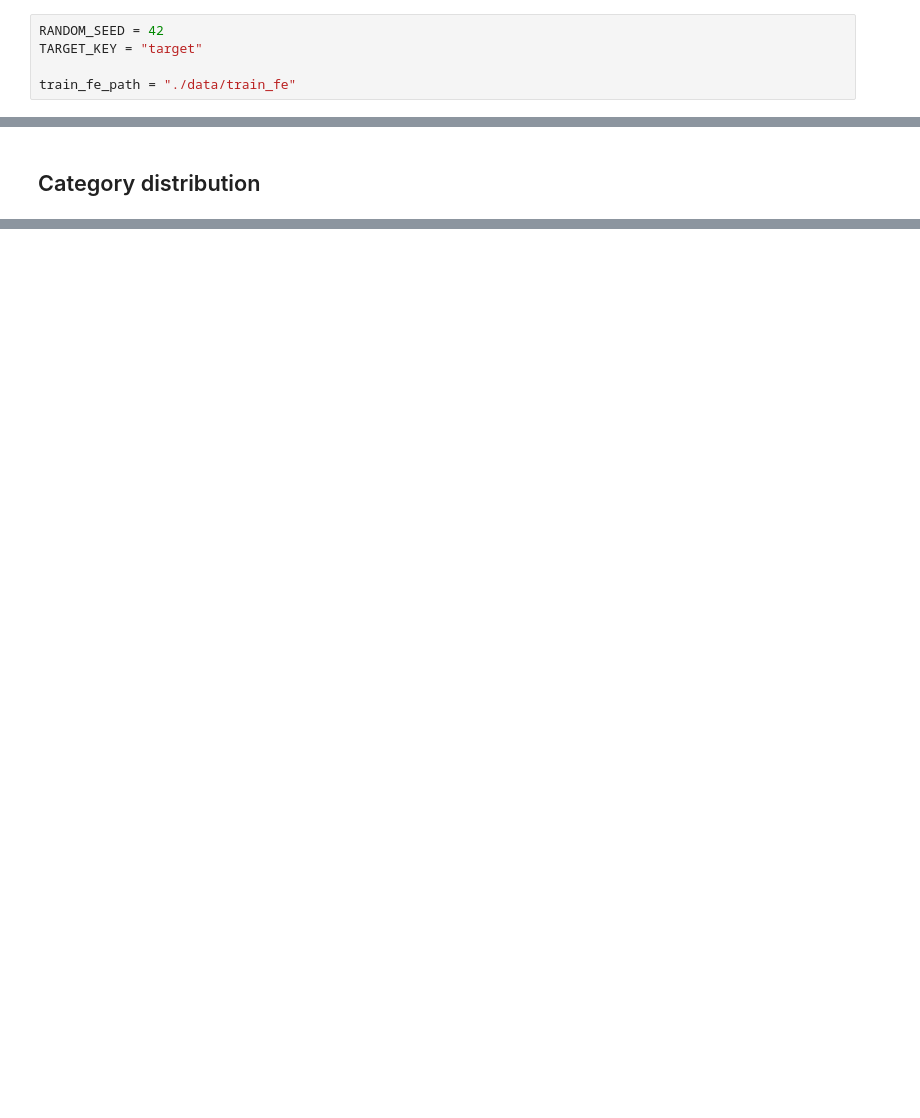
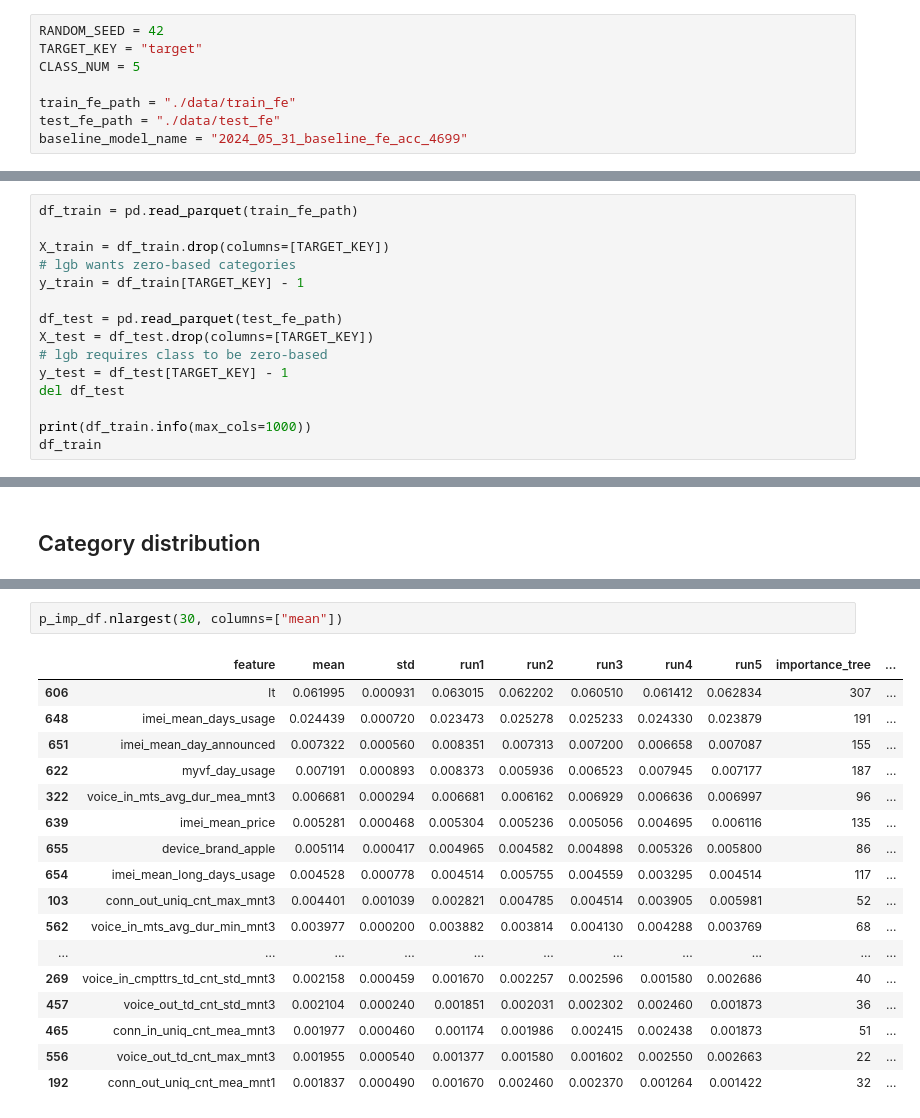
Before and after one commit to SleepWalker/bdl5-2024-ml-final-project, a Jupyter notebook: 04_01_fe_eda.ipynb, the cells around one changed output, grey strips where cells are left out. Drawn from its saved outputs; the diff is of its cells as text; blank space fills up the shorter version.

```diff
--- a/04_01_fe_eda.ipynb
+++ b/04_01_fe_eda.ipynb
@@ -7,5 +14,8 @@ import plotly.express as px
 # %%
 RANDOM_SEED = 42
 TARGET_KEY = "target"
+CLASS_NUM = 5
 
 train_fe_path = "./data/train_fe"
+test_fe_path = "./data/test_fe"
+baseline_model_name = "2024_05_31_baseline_fe_acc_4699"
@@ -13,0 +22,15 @@ df_train = pd.read_parquet(train_fe_path)
+# %%
+df_train = pd.read_parquet(train_fe_path)
+
+X_train = df_train.drop(columns=[TARGET_KEY])
+# lgb wants zero-based categories
+y_train = df_train[TARGET_KEY] - 1
+
+df_test = pd.read_parquet(test_fe_path)
+X_test = df_test.drop(columns=[TARGET_KEY])
+# lgb requires class to be zero-based
+y_test = df_test[TARGET_KEY] - 1
+del df_test
+
+print(df_train.info(max_cols=1000))
+df_train
@@ -54,0 +211,20 @@ fig.show()
+# %%
+p_imp_df.nlargest(30, columns=["mean"])
+# %% [output]
+|  | feature | mean | std | run1 | run2 | run3 | run4 | run5 | importance_tree | ... |
+| 606 | lt | 0.061995 | 0.000931 | 0.063015 | 0.062202 | 0.060510 | 0.061412 | 0.062834 | 307 | ... |
+| 648 | imei_mean_days_usage | 0.024439 | 0.000720 | 0.023473 | 0.025278 | 0.025233 | 0.024330 | 0.023879 | 191 | ... |
+| 651 | imei_mean_day_announced | 0.007322 | 0.000560 | 0.008351 | 0.007313 | 0.007200 | 0.006658 | 0.007087 | 155 | ... |
+| 622 | myvf_day_usage | 0.007191 | 0.000893 | 0.008373 | 0.005936 | 0.006523 | 0.007945 | 0.007177 | 187 | ... |
+| 322 | voice_in_mts_avg_dur_mea_mnt3 | 0.006681 | 0.000294 | 0.006681 | 0.006162 | 0.006929 | 0.006636 | 0.006997 | 96 | ... |
+| 639 | imei_mean_price | 0.005281 | 0.000468 | 0.005304 | 0.005236 | 0.005056 | 0.004695 | 0.006116 | 135 | ... |
+| 655 | device_brand_apple | 0.005114 | 0.000417 | 0.004965 | 0.004582 | 0.004898 | 0.005326 | 0.005800 | 86 | ... |
+| 654 | imei_mean_long_days_usage | 0.004528 | 0.000778 | 0.004514 | 0.005755 | 0.004559 | 0.003295 | 0.004514 | 117 | ... |
+| 103 | conn_out_uniq_cnt_max_mnt3 | 0.004401 | 0.001039 | 0.002821 | 0.004785 | 0.004514 | 0.003905 | 0.005981 | 52 | ... |
+| 562 | voice_in_mts_avg_dur_min_mnt3 | 0.003977 | 0.000200 | 0.003882 | 0.003814 | 0.004130 | 0.004288 | 0.003769 | 68 | ... |
+| ... | ... | ... | ... | ... | ... | ... | ... | ... | ... | ... |
+| 269 | voice_in_cmpttrs_td_cnt_std_mnt3 | 0.002158 | 0.000459 | 0.001670 | 0.002257 | 0.002596 | 0.001580 | 0.002686 | 40 | ... |
+| 457 | voice_out_td_cnt_std_mnt3 | 0.002104 | 0.000240 | 0.001851 | 0.002031 | 0.002302 | 0.002460 | 0.001873 | 36 | ... |
+| 465 | conn_in_uniq_cnt_mea_mnt3 | 0.001977 | 0.000460 | 0.001174 | 0.001986 | 0.002415 | 0.002438 | 0.001873 | 51 | ... |
+| 556 | voice_out_td_cnt_max_mnt3 | 0.001955 | 0.000540 | 0.001377 | 0.001580 | 0.001602 | 0.002550 | 0.002663 | 22 | ... |
+| 192 | conn_out_uniq_cnt_mea_mnt1 | 0.001837 | 0.000490 | 0.001670 | 0.002460 | 0.002370 | 0.001264 | 0.001422 | 32 | ... |
```
Also changed, not shown: parts of 21 cells of this notebook, 14 other files.
